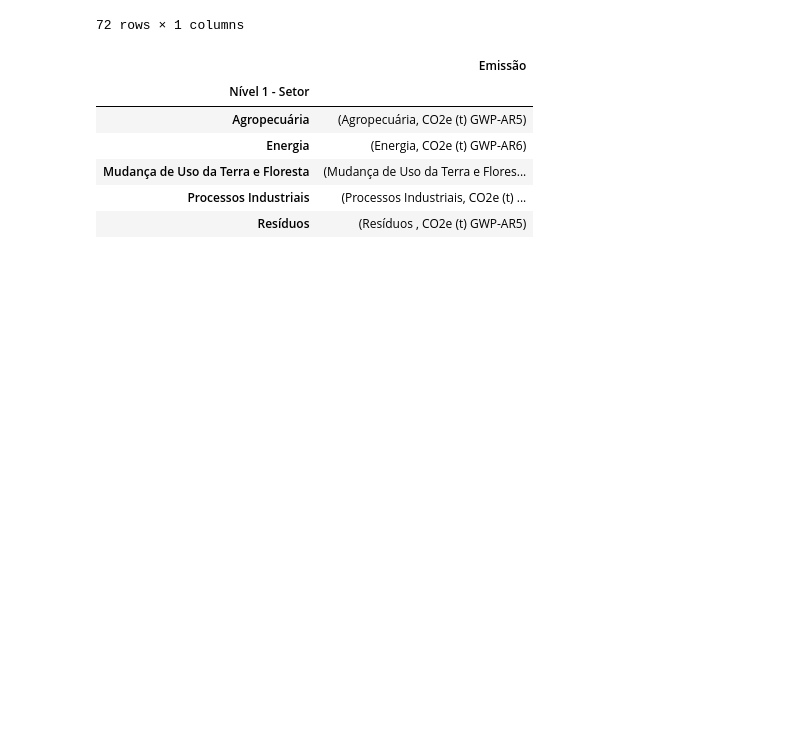
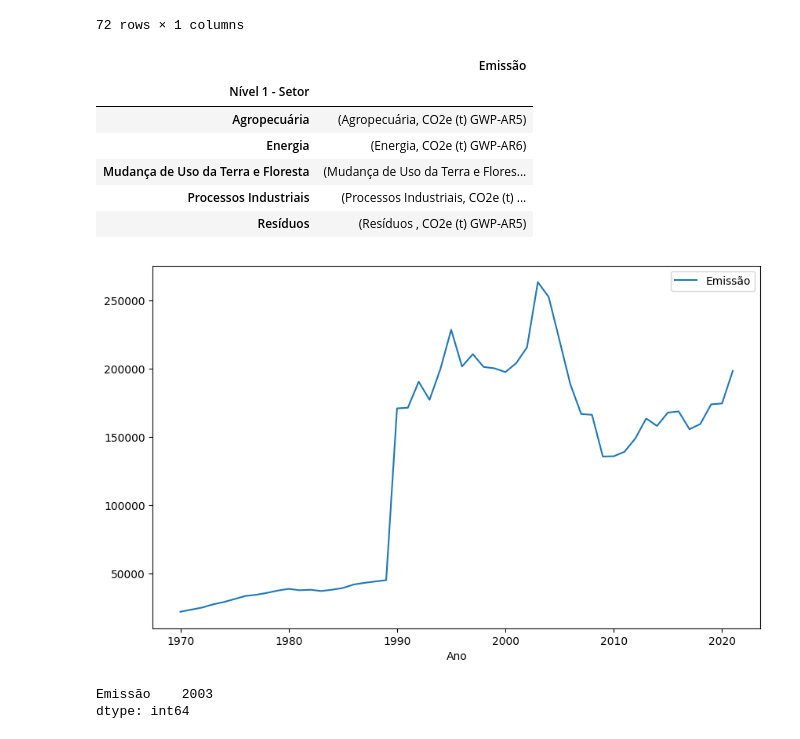
Before and after one commit to eubrunoo/greenhouse-gas-emissions-analysis, a Jupyter notebook: main.ipynb, the cells around one changed output. Cells and saved outputs as stored; diff of their text form; code cells hidden in the pictures; blank space fills up the shorter version.

Commit message:
average emissions per year

```diff
--- a/main.ipynb
+++ b/main.ipynb
@@ -386,3 +386,12 @@ gas_by_sector.swaplevel(0, 1).groupby(level= 0).idxmax()
 | Mudança de Uso da Terra e Floresta | (Mudança de Uso da Terra e Flores... |
 | Processos Industriais | (Processos Industriais, CO2e (t) ... |
 | Resíduos | (Resíduos , CO2e (t) GWP-AR5) |
+# %%
+years_emissions.groupby('Ano')[['Emissão']].mean().plot(figsize = (10, 6));
+# %% [output]
+[figure, added]
+# %%
+years_emissions.groupby('Ano')[['Emissão']].mean().idxmax()
+# %% [output]
+Emissão    2003
+dtype: int64
```
Also changed, not shown: parts of 6 cells of this notebook.
